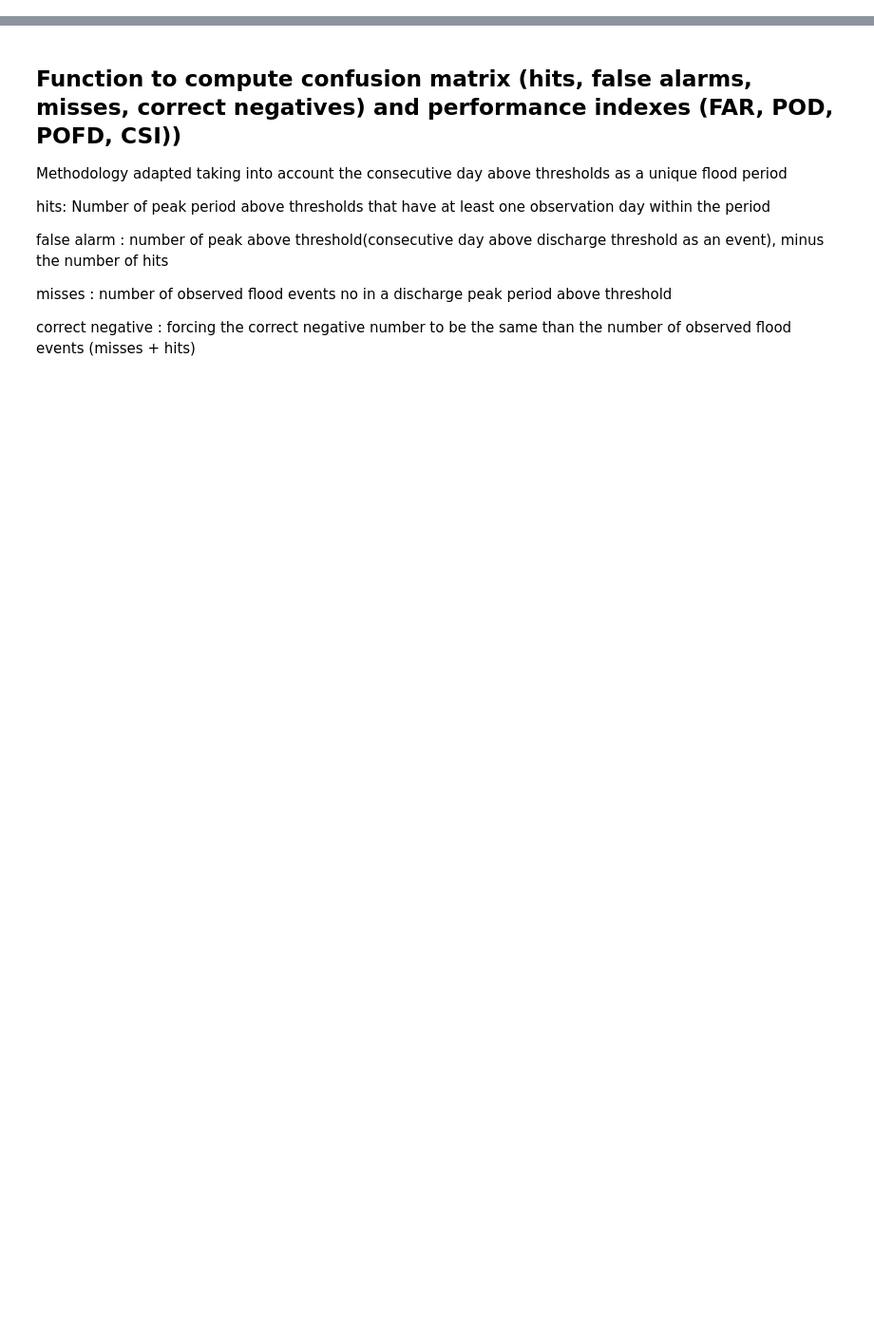
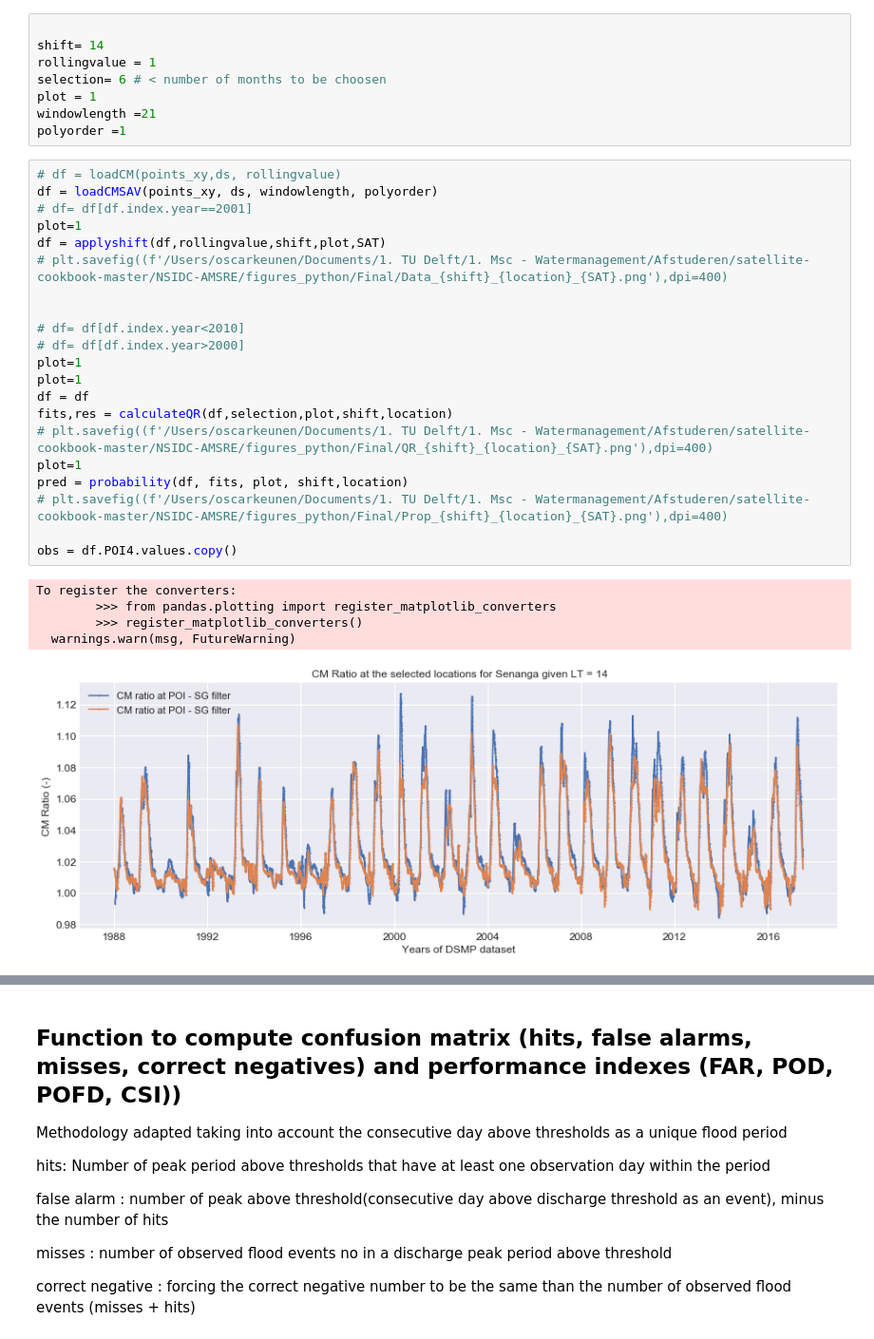
Before and after one commit to orkeunen/TUD, a Jupyter notebook: Model.ipynb, the cells around one changed output, grey strips where cells are left out. Shown at 95% size. Drawn from its saved outputs; the diff is of its cells as text; blank space fills up the shorter version.

```diff
--- a/Model.ipynb
+++ b/Model.ipynb
@@ -552,0 +158,35 @@ plt.savefig((f'/Users/oscarkeunen/Documents/1. TU Delft/1. Msc - Watermanagement
+# %%
+
+shift= 14
+rollingvalue = 1
+selection= 6 # < number of months to be choosen
+plot = 1
+windowlength =21
+polyorder =1
+# %%
+# df = loadCM(points_xy,ds, rollingvalue)
+df = loadCMSAV(points_xy, ds, windowlength, polyorder)
+# df= df[df.index.year==2001]
+plot=1
+df = applyshift(df,rollingvalue,shift,plot,SAT)
+# plt.savefig((f'/Users/oscarkeunen/Documents/1. TU Delft/1. Msc - Watermanagement/Afstuderen/satellite-cookbook-master/NSIDC-AMSRE/figures_python/Final/Data_{shift}_{location}_{SAT}.png'),dpi=400)
+
+
+# df= df[df.index.year<2010]
+# df= df[df.index.year>2000]
+plot=1
+plot=1
+df = df
+fits,res = calculateQR(df,selection,plot,shift,location)
+# plt.savefig((f'/Users/oscarkeunen/Documents/1. TU Delft/1. Msc - Watermanagement/Afstuderen/satellite-cookbook-master/NSIDC-AMSRE/figures_python/Final/QR_{shift}_{location}_{SAT}.png'),dpi=400)
+plot=1
+pred = probability(df, fits, plot, shift,location)
+# plt.savefig((f'/Users/oscarkeunen/Documents/1. TU Delft/1. Msc - Watermanagement/Afstuderen/satellite-cookbook-master/NSIDC-AMSRE/figures_python/Final/Prop_{shift}_{location}_{SAT}.png'),dpi=400)
+
+obs = df.POI4.values.copy()
+# %% [output]
+To register the converters:
+        >>> from pandas.plotting import register_matplotlib_converters
+        >>> register_matplotlib_converters()
+  warnings.warn(msg, FutureWarning)
+[figure, added]
```
Also changed, not shown: parts of 59 cells of this notebook, 7 other files.
